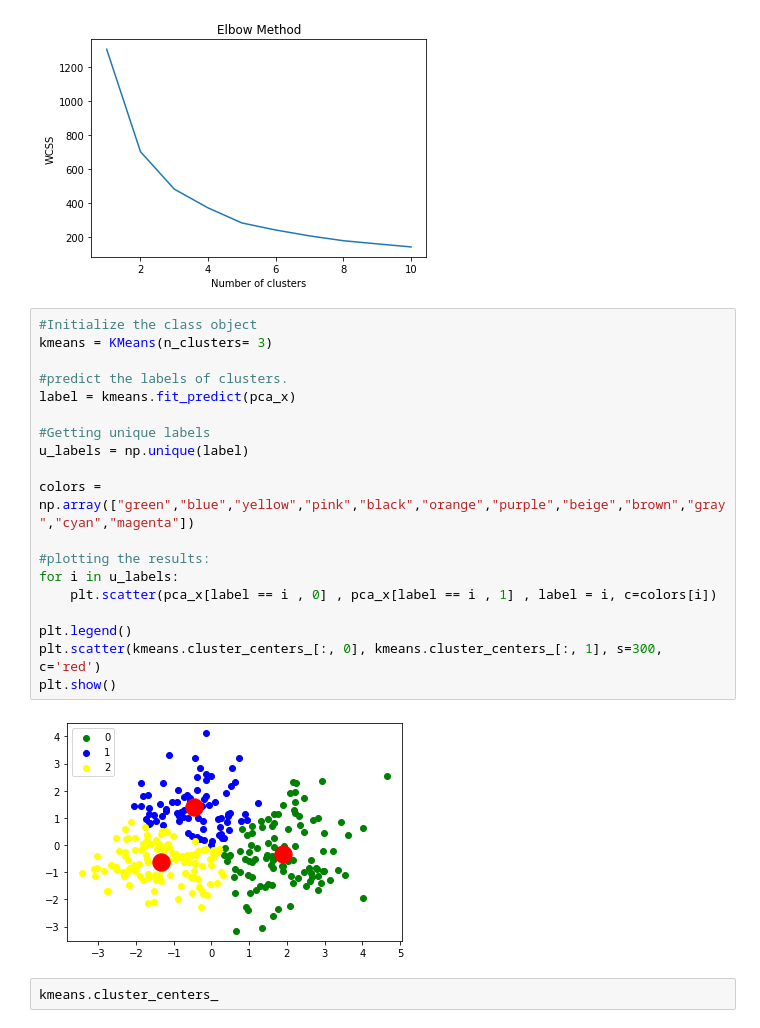
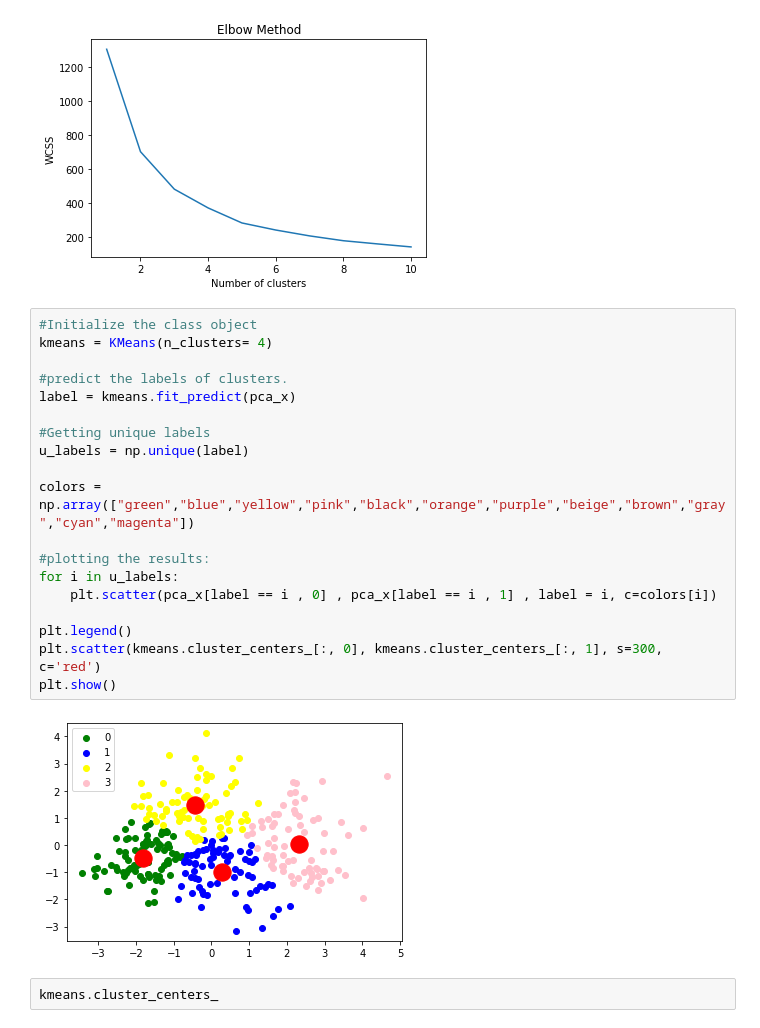
Before and after one commit to fabiobritoo/Machine-Learning, a Jupyter notebook: KMeans_Heart.ipynb, the cells around one changed output. Cells and saved outputs as stored; diff of their text form.

Commit message:
KMeans e MLP Bean

```diff
--- a/KMeans_Heart.ipynb
+++ b/KMeans_Heart.ipynb
@@ -85,25 +112,25 @@ plt.show()
 [figure]
 # %%
 #Initialize the class object
-kmeans = KMeans(n_clusters= 3)
+kmeans = KMeans(n_clusters= 4)
 
 #predict the labels of clusters.
 label = kmeans.fit_predict(pca_x)
 
 #Getting unique labels
 u_labels = np.unique(label)
 
 colors = np.array(["green","blue","yellow","pink","black","orange","purple","beige","brown","gray","cyan","magenta"])
 
 #plotting the results:
 for i in u_labels:
     plt.scatter(pca_x[label == i , 0] , pca_x[label == i , 1] , label = i, c=colors[i])
 
 plt.legend()
 plt.scatter(kmeans.cluster_centers_[:, 0], kmeans.cluster_centers_[:, 1], s=300, c='red')
 plt.show()
 # %% [output]
-[figure, old version]
+[figure, new version]
 # %%
 kmeans.cluster_centers_
 # %% [output]
```
Also changed, not shown: parts of 3 cells of this notebook, 7 other files.
